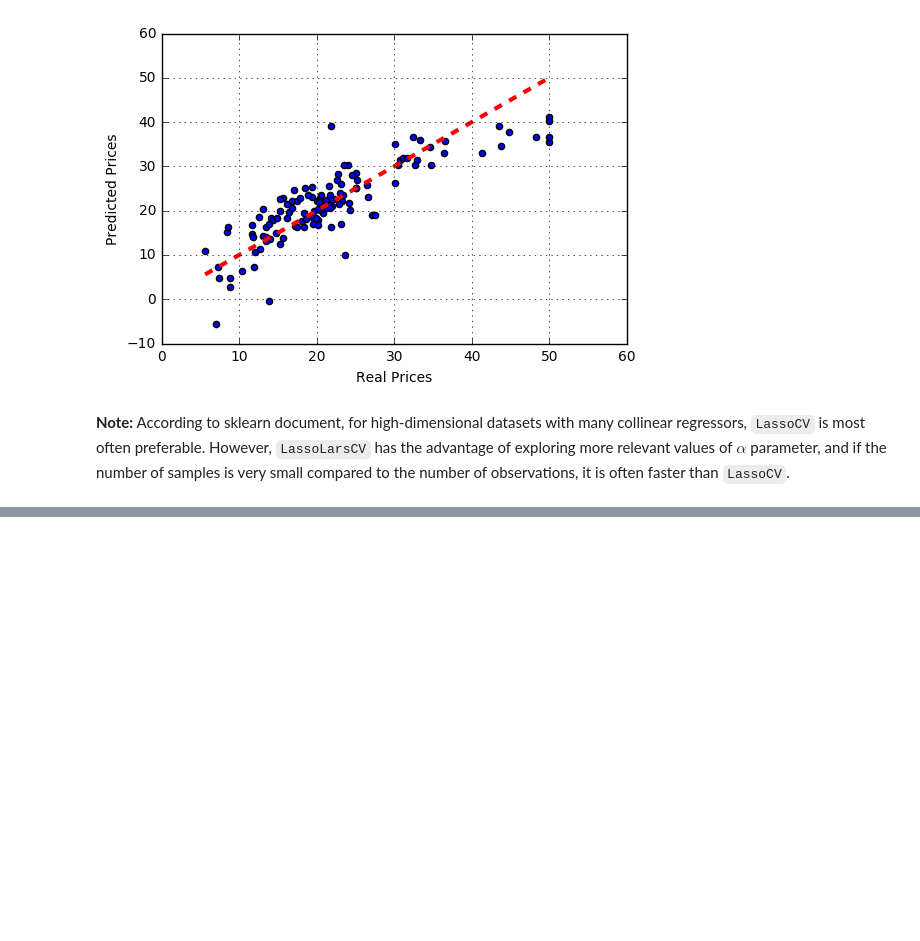
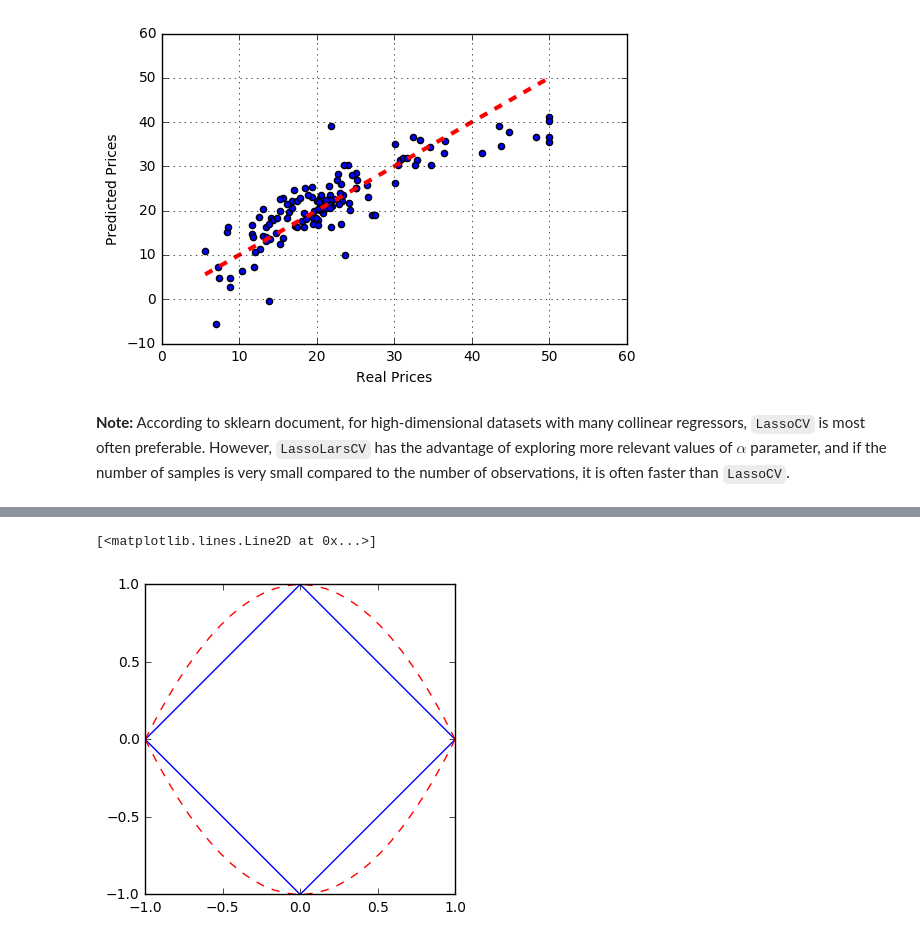
Before and after one commit to mhfarahani/Machine-Learning-Notebooks, a Jupyter notebook: Generalized Linear Models.ipynb, the cells around one changed output, grey strips where cells are left out. Cells and saved outputs as stored; diff of their text form; code cells hidden in the pictures; blank space fills up the shorter version.

```diff
--- a/Generalized Linear Models.ipynb
+++ b/Generalized Linear Models.ipynb
@@ -334,0 +379,9 @@ Test score:  0.714868571293
+# %%
+plt.figure(figsize=(4,4))
+plt.plot([0,1,0,-1,0],[1,0,-1,0,1])
+x = np.linspace(-1,1,30)
+plt.plot(x, 1-x*x, 'r--')
+plt.plot(x, x*x-1, 'r--')
+# %% [output]
+[<matplotlib.lines.Line2D at 0x...>]
+[figure, added]
```
Also changed, not shown: parts of 6 cells of this notebook.
